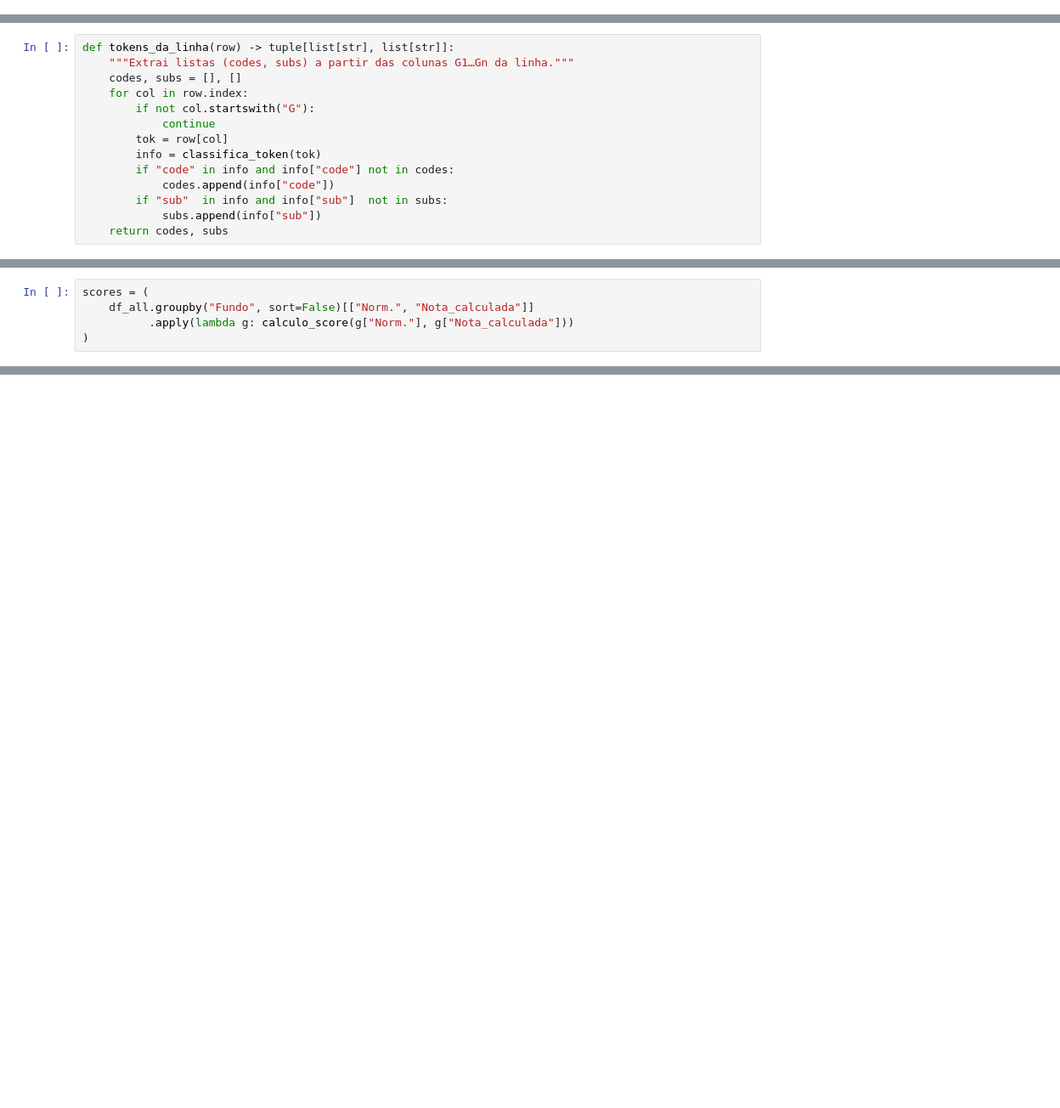
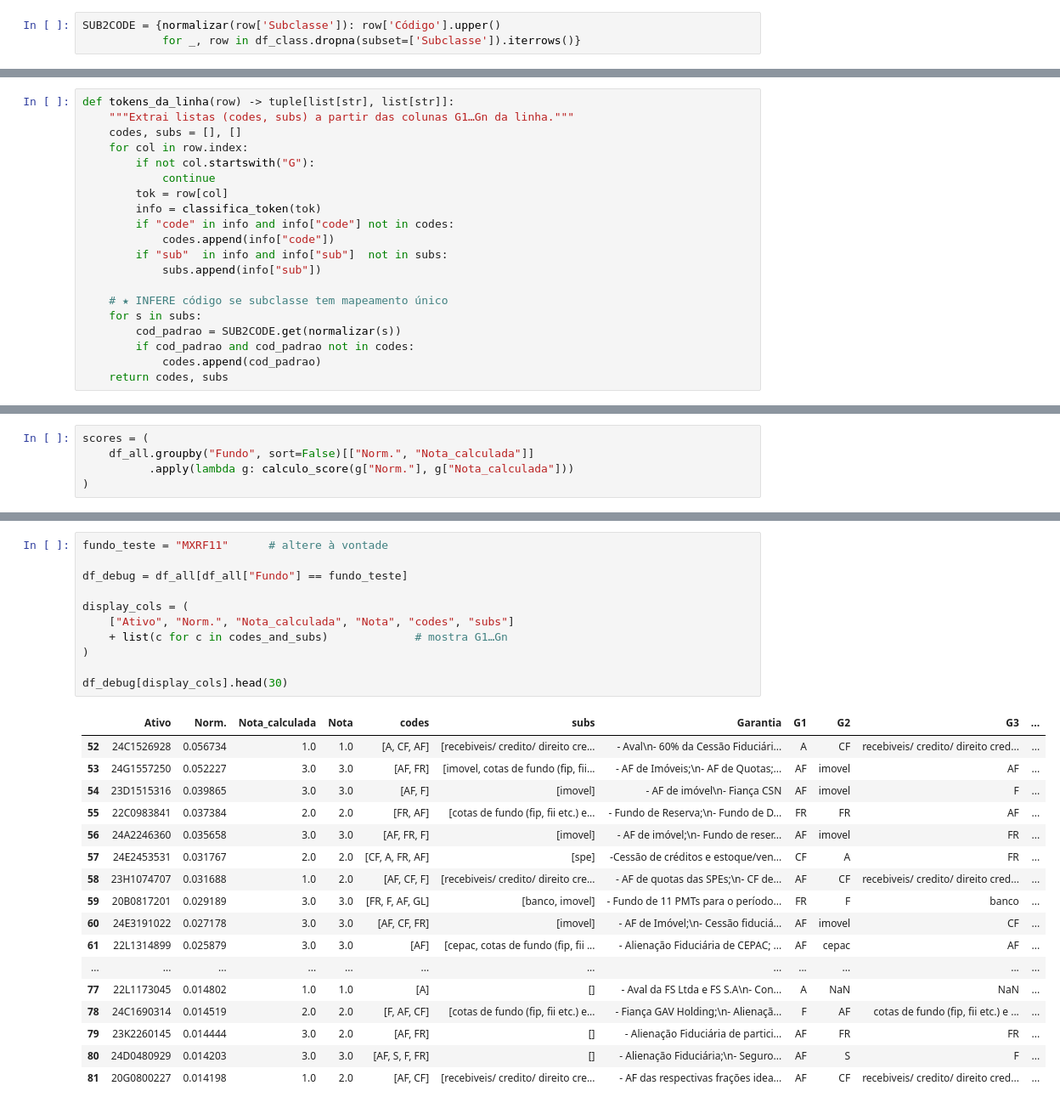
Before and after one commit to pedroauler12/MMZR-summer, a Jupyter notebook: NewApp.ipynb, the cells around one changed output, grey strips where cells are left out. Shown at 85% size. Drawn from its saved outputs; the diff is of its cells as text; blank space fills up the shorter version.

```diff
--- a/NewApp.ipynb
+++ b/NewApp.ipynb
@@ -51,6 +60,9 @@ class_map = (df_class
              .to_dict())
 # %%
 SUB_NORM2CANON = {normalizar(s): s for s in SUBCLASSES_OFICIAIS}
+# %%
+SUB2CODE = {normalizar(row['Subclasse']): row['Código'].upper()
+            for _, row in df_class.dropna(subset=['Subclasse']).iterrows()}
 # %%
 def classifica_token(tok: str):
     """
@@ -90,6 +102,12 @@ def tokens_da_linha(row) -> tuple[list[str], list[str]]:
             codes.append(info["code"])
         if "sub"  in info and info["sub"]  not in subs:
             subs.append(info["sub"])
+
+    # ★ INFERE código se subclasse tem mapeamento único
+    for s in subs:
+        cod_padrao = SUB2CODE.get(normalizar(s))
+        if cod_padrao and cod_padrao not in codes:
+            codes.append(cod_padrao)
     return codes, subs
 # %%
 def nota_para_linha(codes: list[str], subs: list[str]) -> float:
@@ -153,0 +200,29 @@ HABT11: 98.45
+# %%
+fundo_teste = "MXRF11"      # altere à vontade
+
+df_debug = df_all[df_all["Fundo"] == fundo_teste]
+
+display_cols = (
+    ["Ativo", "Norm.", "Nota_calculada", "Nota", "codes", "subs"]
+    + list(c for c in codes_and_subs)             # mostra G1…Gn
+)
+
+df_debug[display_cols].head(30)
+# %% [output]
+|  | Ativo | Norm. | Nota_calculada | Nota | codes | subs | Garantia | G1 | G2 | G3 | ... |
+| 52 | 24C1526928 | 0.056734 | 1.0 | 1.0 | [A, CF, AF] | [recebiveis/ credito/ direito cre... | - Aval\n- 60% da Cessão Fiduciári... | A | CF | recebiveis/ credito/ direito cred... | ... |
+| 53 | 24G1557250 | 0.052227 | 3.0 | 3.0 | [AF, FR] | [imovel, cotas de fundo (fip, fii... | - AF de Imóveis;\n- AF de Quotas;... | AF | imovel | AF | ... |
+| 54 | 23D1515316 | 0.039865 | 3.0 | 3.0 | [AF, F] | [imovel] | - AF de imóvel\n- Fiança CSN | AF | imovel | F | ... |
+| 55 | 22C0983841 | 0.037384 | 2.0 | 2.0 | [FR, AF] | [cotas de fundo (fip, fii etc.) e... | - Fundo de Reserva;\n- Fundo de D... | FR | FR | AF | ... |
+| 56 | 24A2246360 | 0.035658 | 3.0 | 3.0 | [AF, FR, F] | [imovel] | - AF de imóvel;\n- Fundo de reser... | AF | imovel | FR | ... |
+| 57 | 24E2453531 | 0.031767 | 2.0 | 2.0 | [CF, A, FR, AF] | [spe] | -Cessão de créditos e estoque/ven... | CF | A | FR | ... |
+| 58 | 23H1074707 | 0.031688 | 1.0 | 2.0 | [AF, CF, F] | [recebiveis/ credito/ direito cre... | - AF de quotas das SPEs;\n- CF de... | AF | CF | recebiveis/ credito/ direito cred... | ... |
+| 59 | 20B0817201 | 0.029189 | 3.0 | 3.0 | [FR, F, AF, GL] | [banco, imovel] | - Fundo de 11 PMTs para o período... | FR | F | banco | ... |
+| 60 | 24E3191022 | 0.027178 | 3.0 | 3.0 | [AF, CF, FR] | [imovel] | - AF de Imóvel;\n- Cessão fiduciá... | AF | imovel | CF | ... |
+| 61 | 22L1314899 | 0.025879 | 3.0 | 3.0 | [AF] | [cepac, cotas de fundo (fip, fii ... | - Alienação Fiduciária de CEPAC; ... | AF | cepac | AF | ... |
+| ... | ... | ... | ... | ... | ... | ... | ... | ... | ... | ... | ... |
+| 77 | 22L1173045 | 0.014802 | 1.0 | 1.0 | [A] | [] | - Aval da FS Ltda e FS S.A\n- Con... | A | NaN | NaN | ... |
+| 78 | 24C1690314 | 0.014519 | 2.0 | 2.0 | [F, AF, CF] | [cotas de fundo (fip, fii etc.) e... | - Fiança GAV Holding;\n- Alienaçã... | F | AF | cotas de fundo (fip, fii etc.) e ... | ... |
+| 79 | 23K2260145 | 0.014444 | 3.0 | 2.0 | [AF, FR] | [] | - Alienação Fiduciária de partici... | AF | FR | FR | ... |
+| 80 | 24D0480929 | 0.014203 | 3.0 | 3.0 | [AF, S, F, FR] | [] | - Alienação Fiduciária;\n- Seguro... | AF | S | F | ... |
+| 81 | 20G0800227 | 0.014198 | 1.0 | 2.0 | [AF, CF] | [recebiveis/ credito/ direito cre... | - AF das respectivas frações idea... | AF | CF | recebiveis/ credito/ direito cred... | ... |
```
Also changed, not shown: parts of 8 cells of this notebook, 6 other files.
